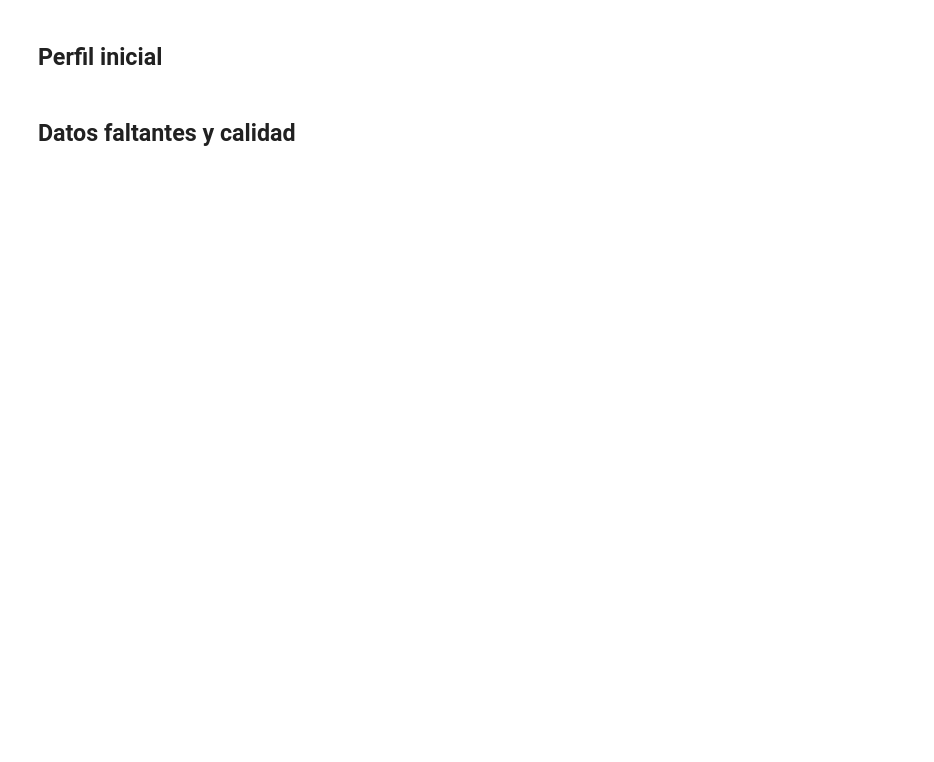
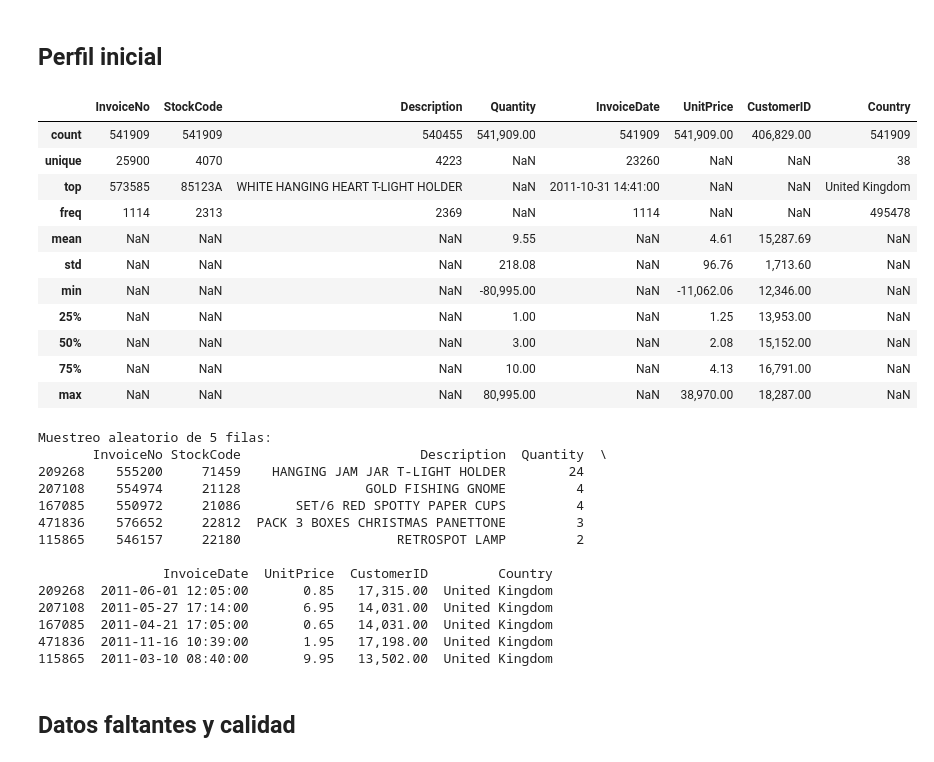
Before and after one commit to MathiasHv18/UPC-TF-DM_DA, a Jupyter notebook: eda.ipynb, the cells around one changed output. Cells and saved outputs as stored; diff of their text form; code cells hidden in the pictures; blank space fills up the shorter version.

```diff
--- a/eda.ipynb
+++ b/eda.ipynb
@@ -78,9 +99,35 @@ df_raw_pd.head()
 ## Perfil inicial
 # %%
 display(df_raw_pd.describe(include='all'))
-print("
-Muestreo aleatorio de 5 filas:")
+print("Muestreo aleatorio de 5 filas:")
 print(df_raw_pd.sample(5, random_state=SEED))
+# %% [output]
+|  | InvoiceNo | StockCode | Description | Quantity | InvoiceDate | UnitPrice | CustomerID | Country |
+| count | 541909 | 541909 | 540455 | 541,909.00 | 541909 | 541,909.00 | 406,829.00 | 541909 |
+| unique | 25900 | 4070 | 4223 | NaN | 23260 | NaN | NaN | 38 |
+| top | 573585 | 85123A | WHITE HANGING HEART T-LIGHT HOLDER | NaN | 2011-10-31 14:41:00 | NaN | NaN | United Kingdom |
+| freq | 1114 | 2313 | 2369 | NaN | 1114 | NaN | NaN | 495478 |
+| mean | NaN | NaN | NaN | 9.55 | NaN | 4.61 | 15,287.69 | NaN |
+| std | NaN | NaN | NaN | 218.08 | NaN | 96.76 | 1,713.60 | NaN |
+| min | NaN | NaN | NaN | -80,995.00 | NaN | -11,062.06 | 12,346.00 | NaN |
+| 25% | NaN | NaN | NaN | 1.00 | NaN | 1.25 | 13,953.00 | NaN |
+| 50% | NaN | NaN | NaN | 3.00 | NaN | 2.08 | 15,152.00 | NaN |
+| 75% | NaN | NaN | NaN | 10.00 | NaN | 4.13 | 16,791.00 | NaN |
+| max | NaN | NaN | NaN | 80,995.00 | NaN | 38,970.00 | 18,287.00 | NaN |
+Muestreo aleatorio de 5 filas:
+       InvoiceNo StockCode                       Description  Quantity  \
+209268    555200     71459    HANGING JAM JAR T-LIGHT HOLDER        24
+207108    554974     21128                GOLD FISHING GNOME         4
+167085    550972     21086       SET/6 RED SPOTTY PAPER CUPS         4
+471836    576652     22812  PACK 3 BOXES CHRISTMAS PANETTONE         3
+115865    546157     22180                    RETROSPOT LAMP         2
+
+                InvoiceDate  UnitPrice  CustomerID         Country
+209268  2011-06-01 12:05:00       0.85   17,315.00  United Kingdom
+207108  2011-05-27 17:14:00       6.95   14,031.00  United Kingdom
+167085  2011-04-21 17:05:00       0.65   14,031.00  United Kingdom
+471836  2011-11-16 10:39:00       1.95   17,198.00  United Kingdom
+115865  2011-03-10 08:40:00       9.95   13,502.00  United Kingdom
 # %% [markdown]
 ## Datos faltantes y calidad
 # %%
```
Also changed, not shown: parts of 14 cells of this notebook, 1 other file.
